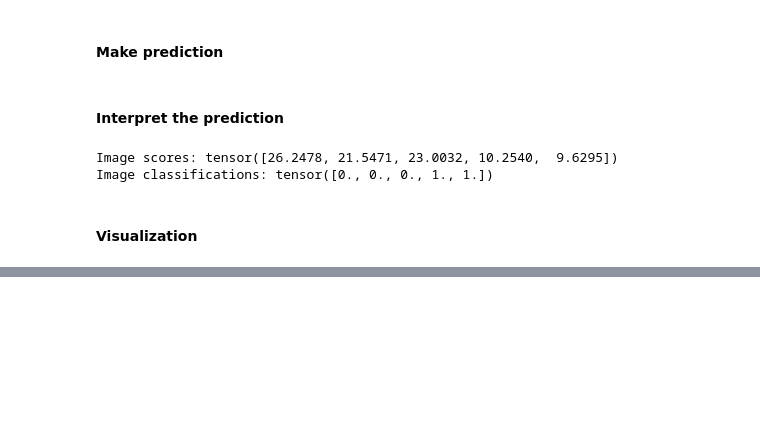
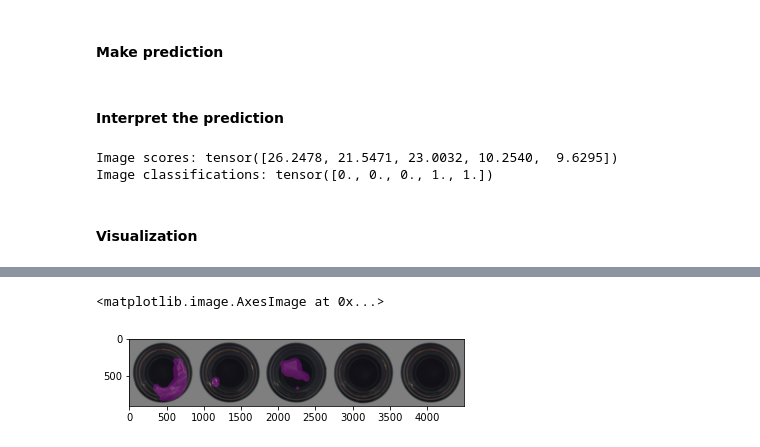
Before and after one commit to OpenAOI/anodet, a Jupyter notebook: notebooks/padim_example.ipynb, the cells around one changed output, grey strips where cells are left out. Saved outputs shown, nothing was run; the diff lists cells and outputs as text; code cells hidden in the pictures; blank space fills up the shorter version.

```diff
--- a/notebooks/padim_example.ipynb
+++ b/notebooks/padim_example.ipynb
@@ -104,0 +106,7 @@ for idx in range(len(images)):
+# %%
+high_lighted = anodet.visualization.highlighted_images(images, score_map_classifications, color=(128, 0, 128))
+tot_img = anodet.visualization.merge_images(high_lighted)
+plt.imshow(tot_img)
+# %% [output]
+<matplotlib.image.AxesImage at 0x...>
+[figure, added]
```
Also changed, not shown: parts of 7 cells of this notebook, 9 other files.
